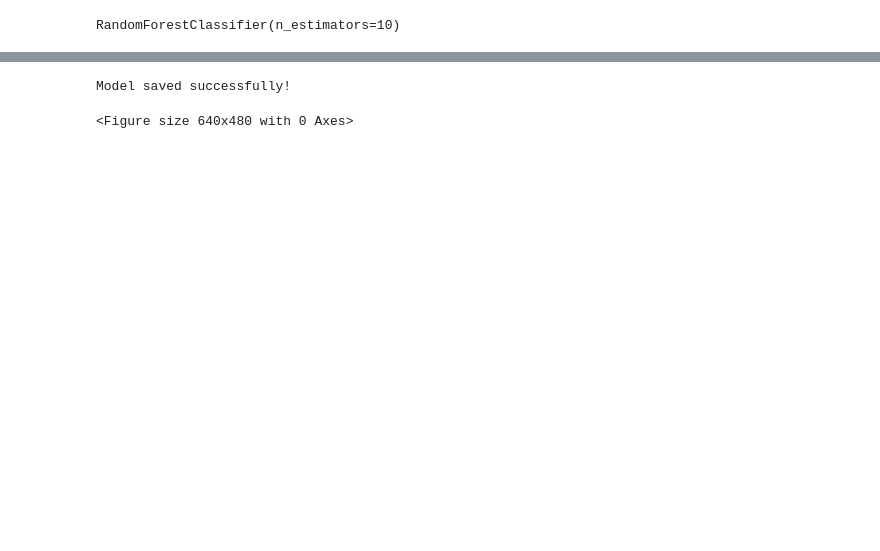
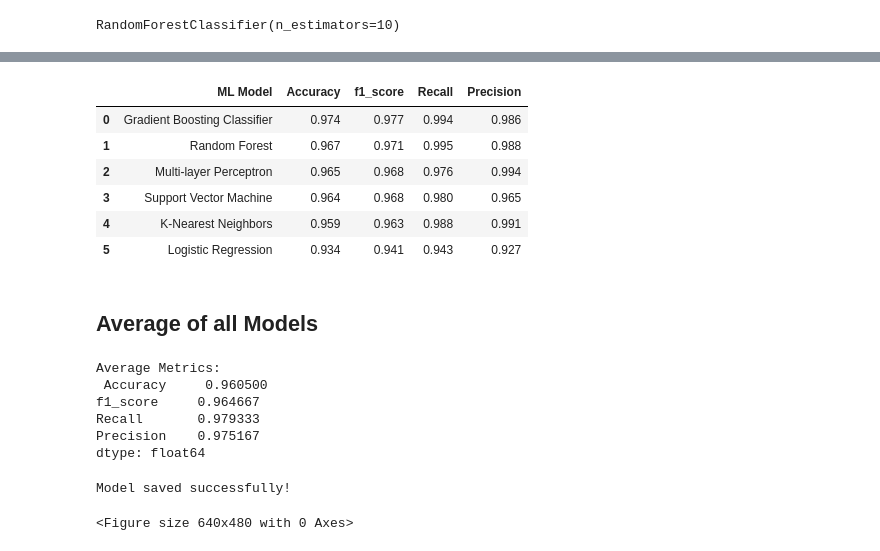
Before and after one commit to iammansoor15/LinkSafe--AI-Powered-URL-Safety-Checker, a Jupyter notebook: backend/notebooks/Phishing_URL.ipynb, the cells around one changed output, grey strips where cells are left out. Drawn from its saved outputs; the diff is of its cells as text; code cells hidden in the pictures; blank space fills up the shorter version.

```diff
--- a/backend/notebooks/Phishing_URL.ipynb
+++ b/backend/notebooks/Phishing_URL.ipynb
@@ -265,3 +624,29 @@ plt.legend();
+# %%
+#Sorting the datafram on accuracy
+sorted_result=result.sort_values(by=['Accuracy', 'f1_score'],ascending=False).reset_index(drop=True)
+# %%
+# dispalying total result
+sorted_result
+# %% [output]
+|  | ML Model | Accuracy | f1_score | Recall | Precision |
+| 0 | Gradient Boosting Classifier | 0.974 | 0.977 | 0.994 | 0.986 |
+| 1 | Random Forest | 0.967 | 0.971 | 0.995 | 0.988 |
+| 2 | Multi-layer Perceptron | 0.965 | 0.968 | 0.976 | 0.994 |
+| 3 | Support Vector Machine | 0.964 | 0.968 | 0.980 | 0.965 |
+| 4 | K-Nearest Neighbors | 0.959 | 0.963 | 0.988 | 0.991 |
+| 5 | Logistic Regression | 0.934 | 0.941 | 0.943 | 0.927 |
+# %% [markdown]
+## Average of all Models
+# %%
+averages = result[['Accuracy', 'f1_score', 'Recall', 'Precision']].mean()
+print("Average Metrics:\n", averages)
+# %% [output]
+Average Metrics:
+ Accuracy     0.960500
+f1_score     0.964667
+Recall       0.979333
+Precision    0.975167
+dtype: float64
 # %%
 # Save the model to a file
 import pickle
```
Also changed, not shown: parts of 44 cells of this notebook, 6 other files.
